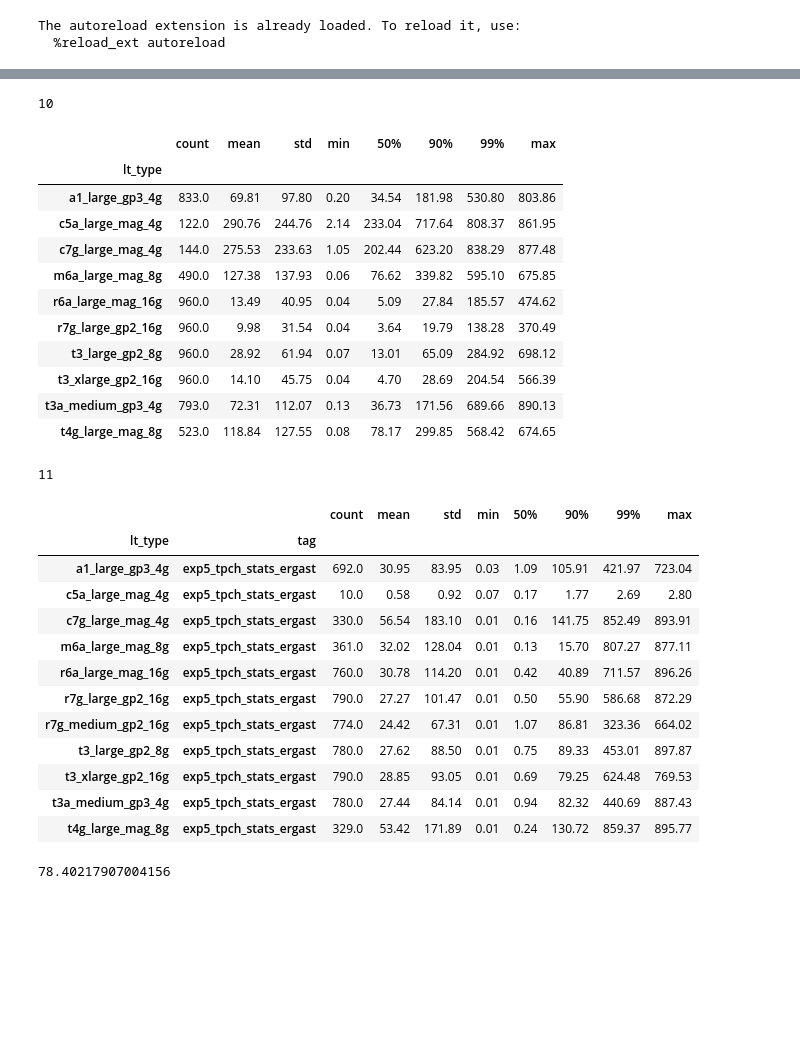
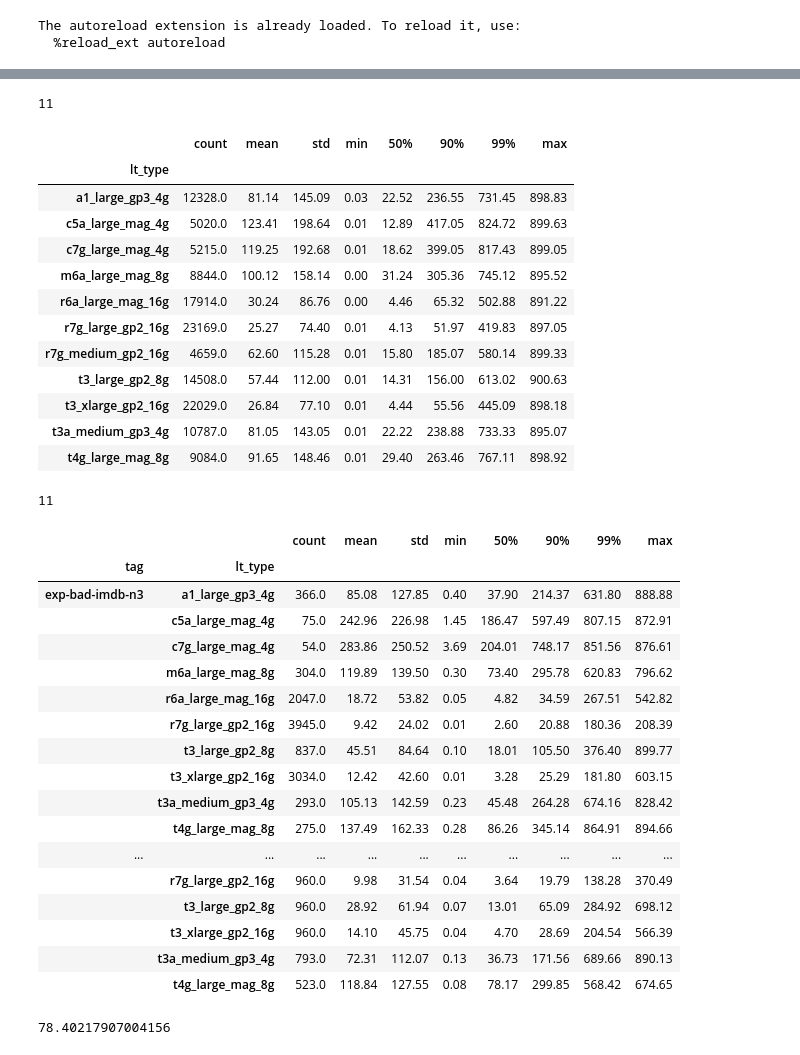
Before and after one commit to parimarjan/LatencyCollector, a Jupyter notebook: Notebooks/Checking-RT-Logs-MultipleInstances.ipynb, the cells around one changed output, grey strips where cells are left out. Saved outputs shown, nothing was run; the diff lists cells and outputs as text; code cells hidden in the pictures; blank space fills up the shorter version.

```diff
--- a/Notebooks/Checking-RT-Logs-MultipleInstances.ipynb
+++ b/Notebooks/Checking-RT-Logs-MultipleInstances.ipynb
@@ -68,7 +68,11 @@ LT_FN = "lt_instances.txt"
 #EXP_NAMES = ["exp1-imdb-n2"]
 #EXP_NAMES = ["exp2-imdb-n8"]
 
-EXP_NAMES = ["exp9-ceb2-n2"]
+#EXP_NAMES = ["exp9-ceb2-n2"]
+
+EXP_NAMES = ["exp-bad-imdb-n3","exp1-imdb-n2","exp10-ceb2-tpch-ceb2-mixed-n3","exp2-imdb-n4",
+             "exp2-imdb-n8","exp4-imdb-mix-n8","exp5-stack-n2",
+             "exp6-stack-n4","exp7-stack-mixed-n3","exp8-stack-imdb-mixed-n3","exp8-stack-mixed-n6","exp9-ceb2-n2"]
 
 #EXP_NAMES = ["exp10_single_zdbs", "exp"]
 
@@ -168,38 +172,45 @@ df = df[df["runtime"] < 909]
 print(len(df.groupby(["lt_type"])["runtime"].describe(percentiles=[0.90, 0.99])))
 df.groupby(["lt_type"])["runtime"].describe(percentiles=[0.90, 0.99]).round(2)
 # %% [output]
-10
+11
 |  | count | mean | std | min | 50% | 90% | 99% | max |
 | lt_type |  |  |  |  |  |  |  |  |
-| a1_large_gp3_4g | 833.0 | 69.81 | 97.80 | 0.20 | 34.54 | 181.98 | 530.80 | 803.86 |
-| c5a_large_mag_4g | 122.0 | 290.76 | 244.76 | 2.14 | 233.04 | 717.64 | 808.37 | 861.95 |
-| c7g_large_mag_4g | 144.0 | 275.53 | 233.63 | 1.05 | 202.44 | 623.20 | 838.29 | 877.48 |
-| m6a_large_mag_8g | 490.0 | 127.38 | 137.93 | 0.06 | 76.62 | 339.82 | 595.10 | 675.85 |
-| r6a_large_mag_16g | 960.0 | 13.49 | 40.95 | 0.04 | 5.09 | 27.84 | 185.57 | 474.62 |
-| r7g_large_gp2_16g | 960.0 | 9.98 | 31.54 | 0.04 | 3.64 | 19.79 | 138.28 | 370.49 |
-| t3_large_gp2_8g | 960.0 | 28.92 | 61.94 | 0.07 | 13.01 | 65.09 | 284.92 | 698.12 |
-| t3_xlarge_gp2_16g | 960.0 | 14.10 | 45.75 | 0.04 | 4.70 | 28.69 | 204.54 | 566.39 |
-| t3a_medium_gp3_4g | 793.0 | 72.31 | 112.07 | 0.13 | 36.73 | 171.56 | 689.66 | 890.13 |
-| t4g_large_mag_8g | 523.0 | 118.84 | 127.55 | 0.08 | 78.17 | 299.85 | 568.42 | 674.65 |
+| a1_large_gp3_4g | 12328.0 | 81.14 | 145.09 | 0.03 | 22.52 | 236.55 | 731.45 | 898.83 |
+| c5a_large_mag_4g | 5020.0 | 123.41 | 198.64 | 0.01 | 12.89 | 417.05 | 824.72 | 899.63 |
+| c7g_large_mag_4g | 5215.0 | 119.25 | 192.68 | 0.01 | 18.62 | 399.05 | 817.43 | 899.05 |
+| m6a_large_mag_8g | 8844.0 | 100.12 | 158.14 | 0.00 | 31.24 | 305.36 | 745.12 | 895.52 |
+| r6a_large_mag_16g | 17914.0 | 30.24 | 86.76 | 0.00 | 4.46 | 65.32 | 502.88 | 891.22 |
+| r7g_large_gp2_16g | 23169.0 | 25.27 | 74.40 | 0.01 | 4.13 | 51.97 | 419.83 | 897.05 |
+| r7g_medium_gp2_16g | 4659.0 | 62.60 | 115.28 | 0.01 | 15.80 | 185.07 | 580.14 | 899.33 |
+| t3_large_gp2_8g | 14508.0 | 57.44 | 112.00 | 0.01 | 14.31 | 156.00 | 613.02 | 900.63 |
+| t3_xlarge_gp2_16g | 22029.0 | 26.84 | 77.10 | 0.01 | 4.44 | 55.56 | 445.09 | 898.18 |
+| t3a_medium_gp3_4g | 10787.0 | 81.05 | 143.05 | 0.01 | 22.22 | 238.88 | 733.33 | 895.07 |
+| t4g_large_mag_8g | 9084.0 | 91.65 | 148.46 | 0.01 | 29.40 | 263.46 | 767.11 | 898.92 |
 # %%
+pd.set_option('display.max_rows', 1000)  # You can replace 1000 with any large number you prefer
 print(len(df.groupby(["lt_type"])["runtime"].describe(percentiles=[0.90, 0.99])))
 #df = df[df["query_dir"].str.contains("stack")]
-df.groupby(["lt_type",  "tag"])["runtime"].describe(percentiles=[0.90, 0.99]).round(2)
+df.groupby(["tag", "lt_type"])["runtime"].describe(percentiles=[0.90, 0.99]).round(2)
 # %% [output]
 11
 |  |  | count | mean | std | min | 50% | 90% | 99% | max |
-| lt_type | tag |  |  |  |  |  |  |  |  |
-| a1_large_gp3_4g | exp5_tpch_stats_ergast | 692.0 | 30.95 | 83.95 | 0.03 | 1.09 | 105.91 | 421.97 | 723.04 |
-| c5a_large_mag_4g | exp5_tpch_stats_ergast | 10.0 | 0.58 | 0.92 | 0.07 | 0.17 | 1.77 | 2.69 | 2.80 |
-| c7g_large_mag_4g | exp5_tpch_stats_ergast | 330.0 | 56.54 | 183.10 | 0.01 | 0.16 | 141.75 | 852.49 | 893.91 |
-| m6a_large_mag_8g | exp5_tpch_stats_ergast | 361.0 | 32.02 | 128.04 | 0.01 | 0.13 | 15.70 | 807.27 | 877.11 |
-| r6a_large_mag_16g | exp5_tpch_stats_ergast | 760.0 | 30.78 | 114.20 | 0.01 | 0.42 | 40.89 | 711.57 | 896.26 |
-| r7g_large_gp2_16g | exp5_tpch_stats_ergast | 790.0 | 27.27 | 101.47 | 0.01 | 0.50 | 55.90 | 586.68 | 872.29 |
-| r7g_medium_gp2_16g | exp5_tpch_stats_ergast | 774.0 | 24.42 | 67.31 | 0.01 | 1.07 | 86.81 | 323.36 | 664.02 |
-| t3_large_gp2_8g | exp5_tpch_stats_ergast | 780.0 | 27.62 | 88.50 | 0.01 | 0.75 | 89.33 | 453.01 | 897.87 |
-| t3_xlarge_gp2_16g | exp5_tpch_stats_ergast | 790.0 | 28.85 | 93.05 | 0.01 | 0.69 | 79.25 | 624.48 | 769.53 |
-| t3a_medium_gp3_4g | exp5_tpch_stats_ergast | 780.0 | 27.44 | 84.14 | 0.01 | 0.94 | 82.32 | 440.69 | 887.43 |
-| t4g_large_mag_8g | exp5_tpch_stats_ergast | 329.0 | 53.42 | 171.89 | 0.01 | 0.24 | 130.72 | 859.37 | 895.77 |
+| tag | lt_type |  |  |  |  |  |  |  |  |
+| exp-bad-imdb-n3 | a1_large_gp3_4g | 366.0 | 85.08 | 127.85 | 0.40 | 37.90 | 214.37 | 631.80 | 888.88 |
+|  | c5a_large_mag_4g | 75.0 | 242.96 | 226.98 | 1.45 | 186.47 | 597.49 | 807.15 | 872.91 |
+|  | c7g_large_mag_4g | 54.0 | 283.86 | 250.52 | 3.69 | 204.01 | 748.17 | 851.56 | 876.61 |
+|  | m6a_large_mag_8g | 304.0 | 119.89 | 139.50 | 0.30 | 73.40 | 295.78 | 620.83 | 796.62 |
+|  | r6a_large_mag_16g | 2047.0 | 18.72 | 53.82 | 0.05 | 4.82 | 34.59 | 267.51 | 542.82 |
+|  | r7g_large_gp2_16g | 3945.0 | 9.42 | 24.02 | 0.01 | 2.60 | 20.88 | 180.36 | 208.39 |
+|  | t3_large_gp2_8g | 837.0 | 45.51 | 84.64 | 0.10 | 18.01 | 105.50 | 376.40 | 899.77 |
+|  | t3_xlarge_gp2_16g | 3034.0 | 12.42 | 42.60 | 0.01 | 3.28 | 25.29 | 181.80 | 603.15 |
+|  | t3a_medium_gp3_4g | 293.0 | 105.13 | 142.59 | 0.23 | 45.48 | 264.28 | 674.16 | 828.42 |
+|  | t4g_large_mag_8g | 275.0 | 137.49 | 162.33 | 0.28 | 86.26 | 345.14 | 864.91 | 894.66 |
+| ... | ... | ... | ... | ... | ... | ... | ... | ... | ... |
+|  | r7g_large_gp2_16g | 960.0 | 9.98 | 31.54 | 0.04 | 3.64 | 19.79 | 138.28 | 370.49 |
+|  | t3_large_gp2_8g | 960.0 | 28.92 | 61.94 | 0.07 | 13.01 | 65.09 | 284.92 | 698.12 |
+|  | t3_xlarge_gp2_16g | 960.0 | 14.10 | 45.75 | 0.04 | 4.70 | 28.69 | 204.54 | 566.39 |
+|  | t3a_medium_gp3_4g | 793.0 | 72.31 | 112.07 | 0.13 | 36.73 | 171.56 | 689.66 | 890.13 |
+|  | t4g_large_mag_8g | 523.0 | 118.84 | 127.55 | 0.08 | 78.17 | 299.85 | 568.42 | 674.65 |
 # %%
 tmp = df[df["query_dir"].str.contains("tpch")]
 # Group by 'lt_type' and 'query', then calculate variance for 'runtime'
```
Also changed, not shown: parts of 1 cell of this notebook, 2 other files.
